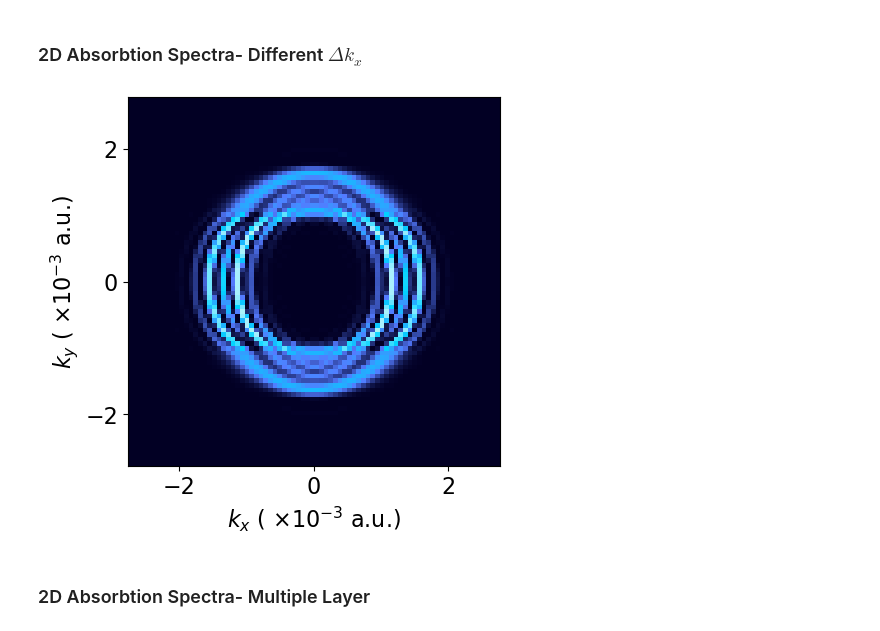
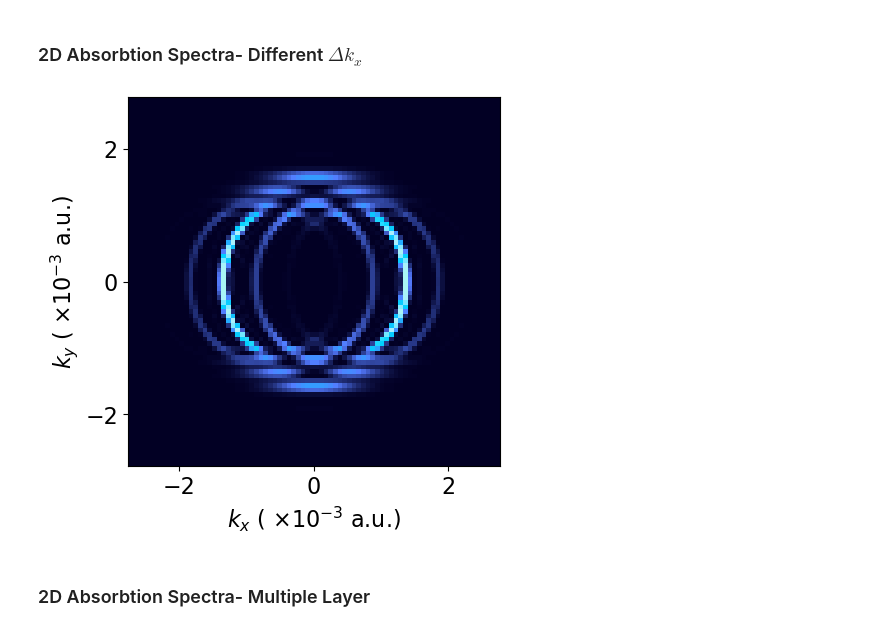
Before and after one commit to arshathvarunsha/2DAbsorptionTiltedLattice, a Jupyter notebook: FIGURES/FIG_3/FIG_3.ipynb, the cells around one changed output. Saved outputs shown, nothing was run; the diff lists cells and outputs as text; code cells hidden in the pictures.

Commit message:
Figures updated

```diff
--- a/FIGURES/FIG_3/FIG_3.ipynb
+++ b/FIGURES/FIG_3/FIG_3.ipynb
@@ -137,30 +137,30 @@ Emin =  0.1111
 # %% [markdown]
 ### 2D Absorbtion Spectra- Different $\Delta k_x$
 # %%
-θ = 3.58 # angle in degrees
+θ = 8.38 # angle in degrees
 
 dat = np.loadtxt(f'./DATA/theta_{θ}.txt')
 length = dat.shape[0]
 Full4x = np.zeros((length * 2, length * 2), dtype=float)
 Full4x[length:, length:] = dat
 Full4x[length:, :length] = dat[:,::-1]
 Full4x[:length, :length] = dat[::-1,::-1]
 Full4x[:length, length:] = dat[::-1,:]
 cmap = matplotlib.colors.LinearSegmentedColormap.from_list('custom',['#020024', '#547bff', '#00d4ff', '#a9f0ff', '#a9ffe2'])
 plt.figure(figsize=(5, 5/ 1.034))
 maxkx = 2*np.pi/(parameters.a)*10 ## We are sampling 1% of the photonic sites, 0.01*1000 = 10
 maxky = 2*np.pi/(parameters.a)*10
 plt.imshow(Full4x, aspect='auto',cmap=cmap, interpolation='nearest', extent=[-maxkx, maxkx, -maxky, maxky])
 #plt.colorbar(label='Intensity')
 plt.xlabel('$k_x$ ( $×10^{-3}$ a.u.)')
 plt.yticks([-2,0,2])
 plt.ylabel('$k_y$ ( $× 10^{-3}$ a.u.)')
 plt.clim(0, max(Full4x.flatten()) * 1.2)  # Set color limits to enhance visibility
 #plt.title('2D Absorbtion Spectra For Tilted Multilayered System')
 plt.tight_layout()
 plt.savefig(f'2D_Abs_Spec_θ={θ}.pdf', dpi=300)
 # %% [output]
-[figure, old version]
+[figure, new version]
 # %% [markdown]
 ### 2D Absorbtion Spectra- Multiple Layer
 # %%
```
Also changed, not shown: parts of 1 cell of this notebook, 27 other files.
